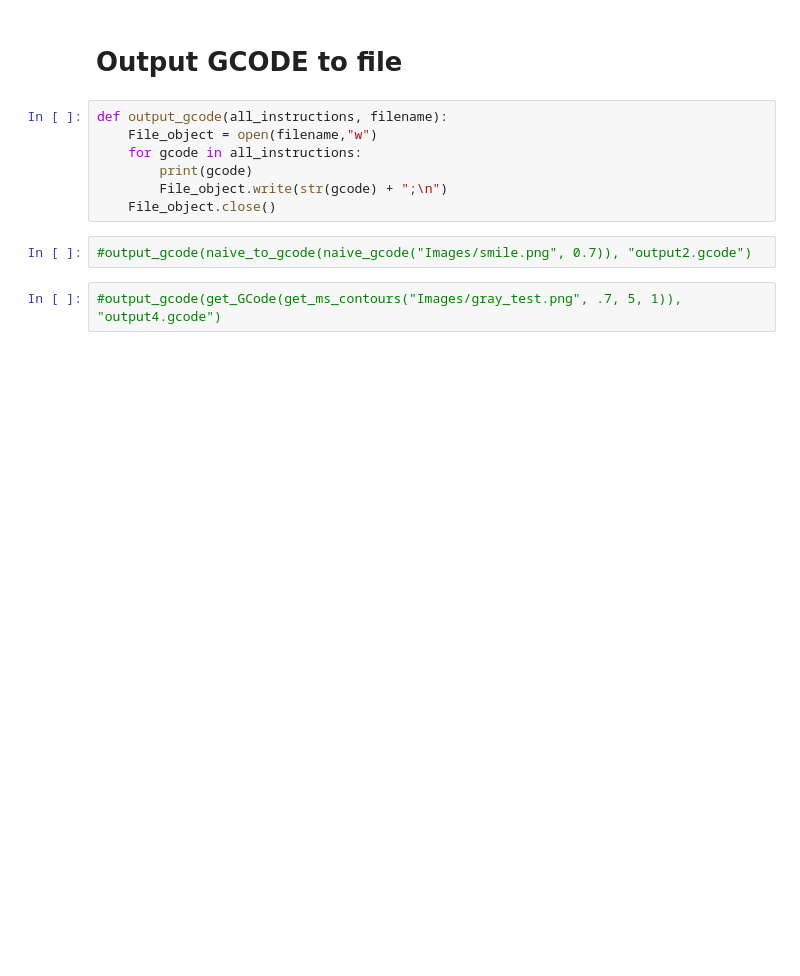
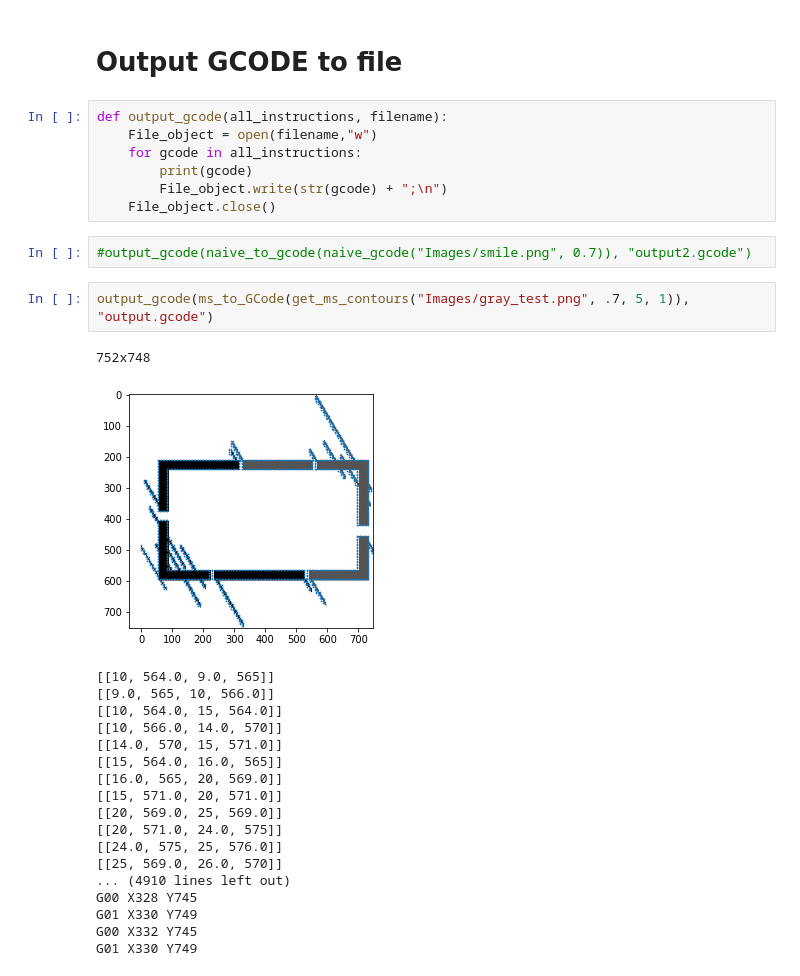
Before and after one commit to Arran4567/Pen_plotter, a Jupyter notebook: Project/Python/PNG_to_GCODE.ipynb, the cells around one changed output. Drawn from its saved outputs; the diff is of its cells as text; blank space fills up the shorter version.

```diff
--- a/Project/Python/PNG_to_GCODE.ipynb
+++ b/Project/Python/PNG_to_GCODE.ipynb
@@ -379,4 +400,24 @@ def output_gcode(all_instructions, filename):
 # %%
 #output_gcode(naive_to_gcode(naive_gcode("Images/smile.png", 0.7)), "output2.gcode")
 # %%
-#output_gcode(get_GCode(get_ms_contours("Images/gray_test.png", .7, 5, 1)), "output4.gcode")
+output_gcode(ms_to_GCode(get_ms_contours("Images/gray_test.png", .7, 5, 1)), "output.gcode")
+# %% [output]
+752x748
+[figure, added]
+[[10, 564.0, 9.0, 565]]
+[[9.0, 565, 10, 566.0]]
+[[10, 564.0, 15, 564.0]]
+[[10, 566.0, 14.0, 570]]
+[[14.0, 570, 15, 571.0]]
+[[15, 564.0, 16.0, 565]]
+[[16.0, 565, 20, 569.0]]
+[[15, 571.0, 20, 571.0]]
+[[20, 569.0, 25, 569.0]]
+[[20, 571.0, 24.0, 575]]
+[[24.0, 575, 25, 576.0]]
+[[25, 569.0, 26.0, 570]]
+... (4910 lines left out)
+G00 X328 Y745
+G01 X330 Y749
+G00 X332 Y745
+G01 X330 Y749
```
Also changed, not shown: parts of 17 cells of this notebook, 2 other files.
